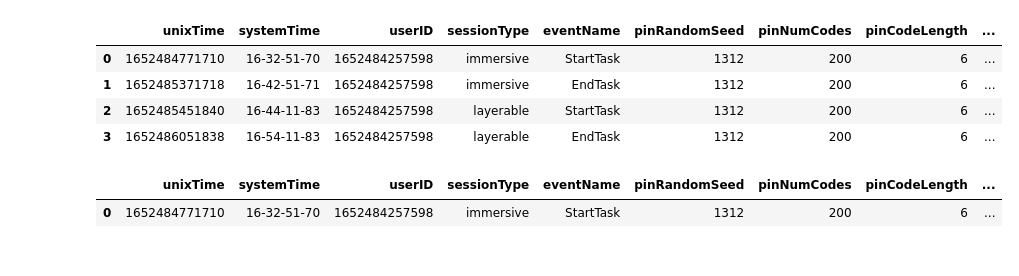
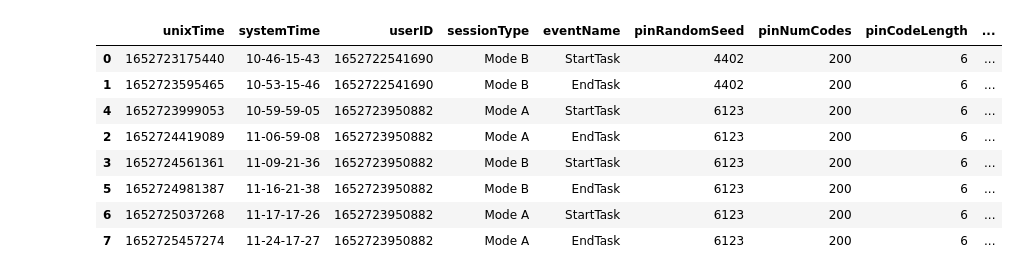
Before and after one commit to b-huynh/PersonalAR, a Jupyter notebook: DataCollection/DCParser.ipynb, the cells around one changed output. Saved outputs shown, nothing was run; the diff lists cells and outputs as text; code cells hidden in the pictures.

Commit message:
Modify validation script to work on multiple session folders

```diff
--- a/DataCollection/DCParser.ipynb
+++ b/DataCollection/DCParser.ipynb
@@ -198,14 +232,18 @@ for exper in experimentEvents:
 # %%
 experimentEvents
 experimentsUnpacked = list(itertools.chain(*experimentEvents))
 
-experimentsDf = pandas.DataFrame(experimentsUnpacked)
+experimentsDf = pandas.DataFrame(experimentsUnpacked).sort_values(by="unixTime")
 experimentsDf
 # %% [output]
 |  | unixTime | systemTime | userID | sessionType | eventName | pinRandomSeed | pinNumCodes | pinCodeLength | ... |
-| 0 | 1652484771710 | 16-32-51-70 | 1652484257598 | immersive | StartTask | 1312 | 200 | 6 | ... |
-| 1 | 1652485371718 | 16-42-51-71 | 1652484257598 | immersive | EndTask | 1312 | 200 | 6 | ... |
-| 2 | 1652485451840 | 16-44-11-83 | 1652484257598 | layerable | StartTask | 1312 | 200 | 6 | ... |
-| 3 | 1652486051838 | 16-54-11-83 | 1652484257598 | layerable | EndTask | 1312 | 200 | 6 | ... |
+| 0 | 1652723175440 | 10-46-15-43 | 1652722541690 | Mode B | StartTask | 4402 | 200 | 6 | ... |
+| 1 | 1652723595465 | 10-53-15-46 | 1652722541690 | Mode B | EndTask | 4402 | 200 | 6 | ... |
+| 4 | 1652723999053 | 10-59-59-05 | 1652723950882 | Mode A | StartTask | 6123 | 200 | 6 | ... |
+| 2 | 1652724419089 | 11-06-59-08 | 1652723950882 | Mode A | EndTask | 6123 | 200 | 6 | ... |
+| 3 | 1652724561361 | 11-09-21-36 | 1652723950882 | Mode B | StartTask | 6123 | 200 | 6 | ... |
+| 5 | 1652724981387 | 11-16-21-38 | 1652723950882 | Mode B | EndTask | 6123 | 200 | 6 | ... |
+| 6 | 1652725037268 | 11-17-17-26 | 1652723950882 | Mode A | StartTask | 6123 | 200 | 6 | ... |
+| 7 | 1652725457274 | 11-24-17-27 | 1652723950882 | Mode A | EndTask | 6123 | 200 | 6 | ... |
 # %%
 #check experiment events
@@ -231,9 +269,5 @@ layerableScore = experimentStops.loc[experimentStops['sessionType'] == 'layerabl
 # %%
-immersiveStartTimes = experimentsDf.loc[(experimentsDf['sessionType'] == 'immersive') & (experimentsDf['eventName'] == 'StartTask')]
-immersiveStartTimes
+immersiveStartTimes = experimentsDf.loc[(experimentsDf['sessionType'] == 'Mode B') & (experimentsDf['eventName'] == 'StartTask')]
-# %% [output]
-|  | unixTime | systemTime | userID | sessionType | eventName | pinRandomSeed | pinNumCodes | pinCodeLength | ... |
-| 0 | 1652484771710 | 16-32-51-70 | 1652484257598 | immersive | StartTask | 1312 | 200 | 6 | ... |
 # %%
 codesEvents
 codesUnpacked = list(itertools.chain(*codesEvents))
```
Also changed, not shown: parts of 14 cells of this notebook.
